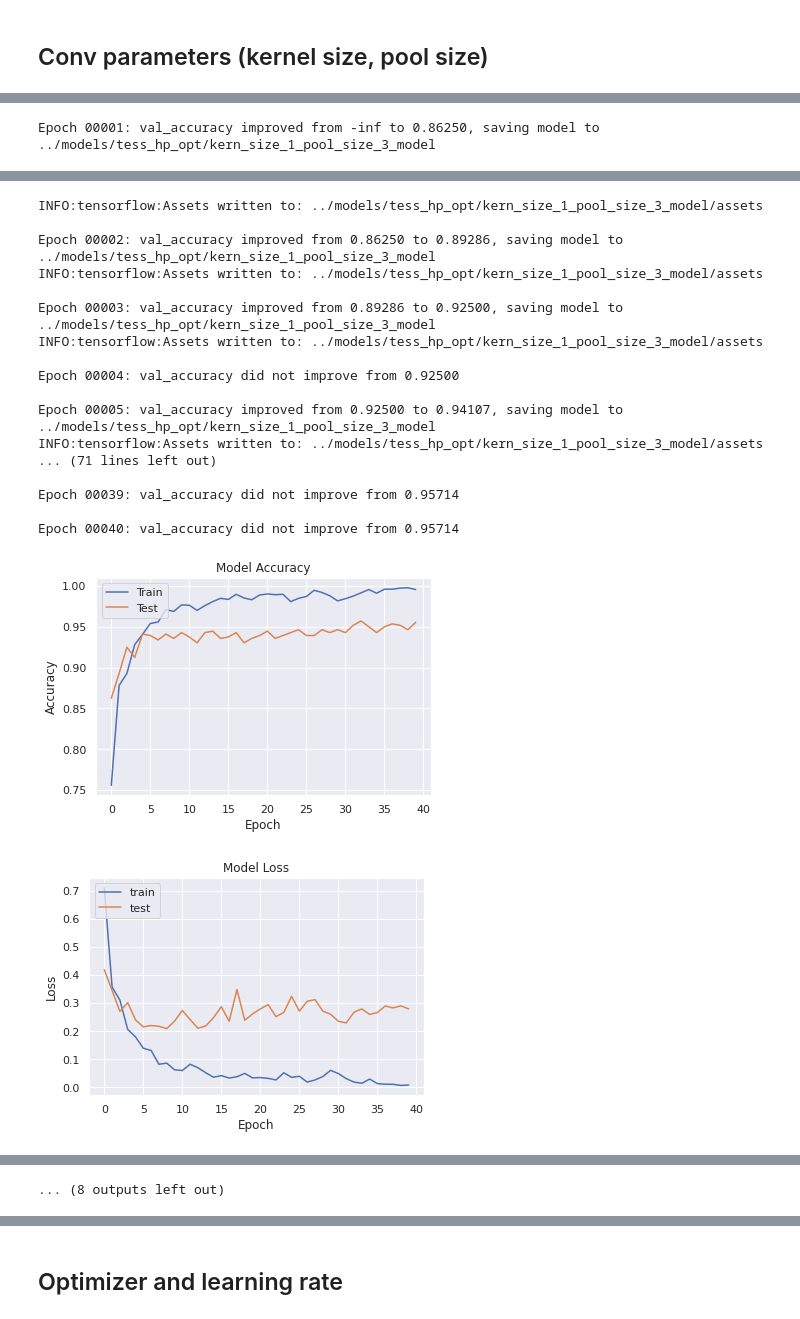
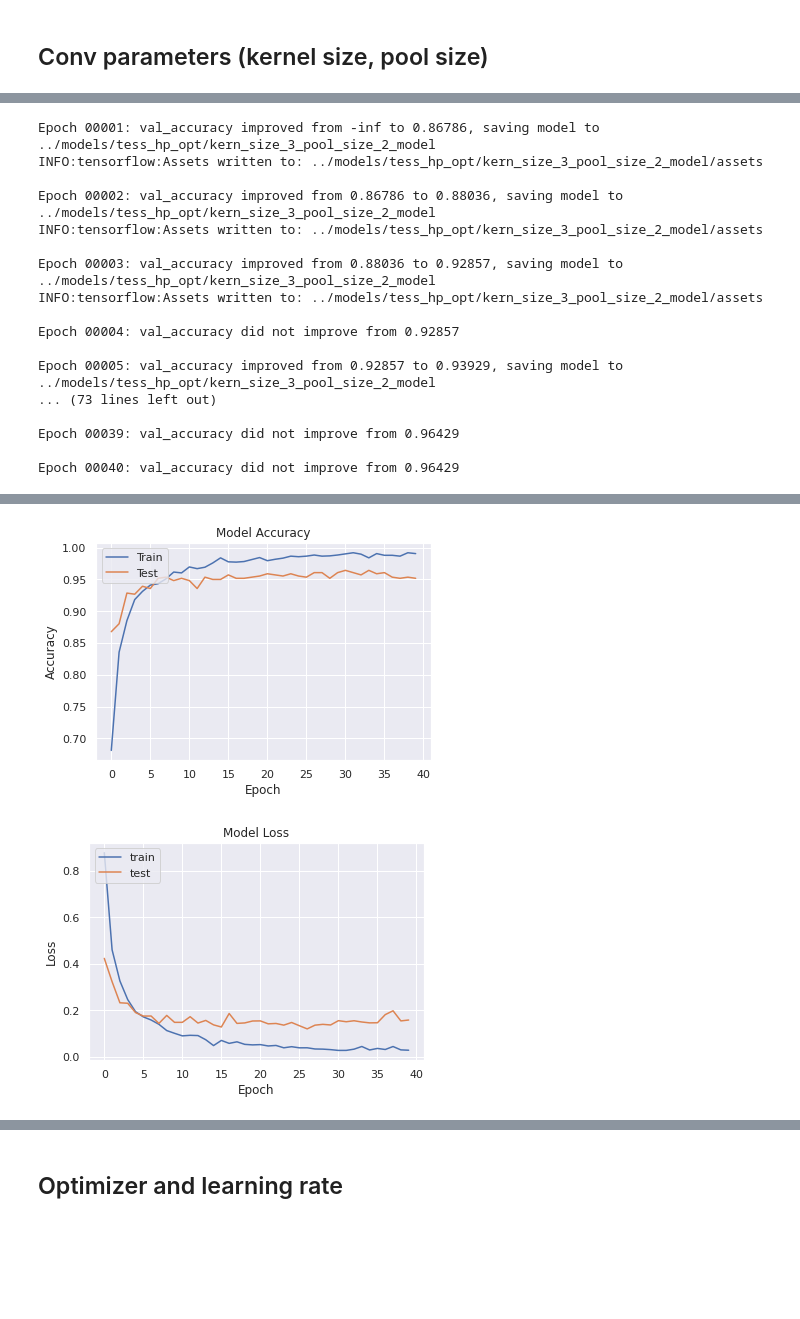
Before and after one commit to mikolajm190/python_SER_DL, a Jupyter notebook: src/tess_hp_opt.ipynb, the cells around one changed output, grey strips where cells are left out. Drawn from its saved outputs; the diff is of its cells as text; code cells hidden in the pictures; blank space fills up the shorter version.

```diff
--- a/src/tess_hp_opt.ipynb
+++ b/src/tess_hp_opt.ipynb
@@ -284,12 +284,12 @@ def fit_save_results(model, custom_model_name = 'default_model', paths = [models
         os.makedirs(os.path.join(p, custom_model_name), exist_ok=True)
 
     # use checkpoints to save best model
-    checkpoint = ModelCheckpoint(os.path.join(paths[0], custom_model_name), monitor='val_accuracy', verbose=1,
+    checkpoint = ModelCheckpoint(os.path.join(paths[0], custom_model_name), monitor='val_accuracy', verbose=0,
                                  save_best_only=True, mode='max')
 
     # fit model
-    model_history = model.fit(X_train, y_train, batch_size=batch_size, epochs=epochs, validation_data=(X_test, y_test),
-                              callbacks=[checkpoint], verbose=0)
+    model_history = model.fit(X_train, y_train, batch_size=batch_size, epochs=epochs,
+                              validation_data=(X_test, y_test), callbacks=[checkpoint], verbose=0)
 
     # plot model accuracy and loss over epochs
     plt.plot(model_history.history['accuracy'])
@@ -312,7 +312,7 @@ def fit_save_results(model, custom_model_name = 'default_model', paths = [models
     plt.show()
 
     # loss and accuracy percentage on test set
-    with open(os.path.join(paths[0], custom_model_name, f'{custom_model_name}_res.txt'), 'w') as f:
+    with open(os.path.join(paths[1], custom_model_name, f'{custom_model_name}_res.txt'), 'w') as f:
         f.write(f"Loss of the model is - {model.evaluate(X_test,y_test)[0]}")
         f.write(f"Accuracy of the model is - {model.evaluate(X_test,y_test)[1]*100}%")
 
@@ -325,7 +325,7 @@ def fit_save_results(model, custom_model_name = 'default_model', paths = [models
 best_params = {}
 
 proposed_architectures = (
-    [2, [1024, 64]]
+    [2, [1024, 128]],
     [3, [64, 512, 128]],
     [3, [173, 512, 512]],
     [4, [64, 128, 128, 256]],
@@ -340,8 +436,10 @@ for arch in proposed_architectures:
 ## Activation function
 # %%
 # best topology
-best_params['hlayers'] = 2
-best_params['neurons'] = (173, 512, 512)
+#best_params['hlayers'] = 2
+#best_params['neurons'] = (173, 512, 512)
+best_params['hlayers'] = 4
+best_params['neurons'] = (64, 128, 128, 256)
 
 activation_functions = (
     {'act_fun': 'relu', 'out_act_fun': 'sigmoid'},
@@ -351,7 +449,7 @@ activation_functions = (
 )
 
 for act in activation_functions:
-    model = get_model(hidden_layers_count=best_params[0], layers_neurons_count=best_params[1],
+    model = get_model(hidden_layers_count=best_params['hlayers'], layers_neurons_count=best_params['neurons'],
                       activation_function=act['act_fun'],
                       output_activation_function=act['out_act_fun'])
     fit_save_results(model,
@@ -361,13 +538,13 @@ for act in activation_functions:
 # %%
 # best activation funs
 best_params['act_fun'] = 'relu'
-best_params['out_act_fun'] = 'sigmoid'
+best_params['out_act_fun'] = 'softmax'
 
 conv_parameters = (
-    {'kern_size': 1, 'pool_size': 3},
-    {'kern_size': 3, 'pool_size': 5},
+    {'kern_size': 3, 'pool_size': 2},
+    {'kern_size': 5, 'pool_size': 3},
     {'kern_size': 7, 'pool_size': 3},
-    {'kern_size': 5, 'pool_size': 7}
+    {'kern_size': 9, 'pool_size': 2}
 )
 
 for params in conv_parameters:
@@ -397 +561,17 @@ coreClock: 1.7085GHz coreCount: 9 deviceMemorySize: 2.95GiB deviceMemoryBandwidt
-Epoch 00001: val_accuracy improved from -inf to 0.86250, saving model to ../models/tess_hp_opt/kern_size_1_pool_size_3_model
+Epoch 00001: val_accuracy improved from -inf to 0.86786, saving model to ../models/tess_hp_opt/kern_size_3_pool_size_2_model
+INFO:tensorflow:Assets written to: ../models/tess_hp_opt/kern_size_3_pool_size_2_model/assets
+
+Epoch 00002: val_accuracy improved from 0.86786 to 0.88036, saving model to ../models/tess_hp_opt/kern_size_3_pool_size_2_model
+INFO:tensorflow:Assets written to: ../models/tess_hp_opt/kern_size_3_pool_size_2_model/assets
+
+Epoch 00003: val_accuracy improved from 0.88036 to 0.92857, saving model to ../models/tess_hp_opt/kern_size_3_pool_size_2_model
+INFO:tensorflow:Assets written to: ../models/tess_hp_opt/kern_size_3_pool_size_2_model/assets
+
+Epoch 00004: val_accuracy did not improve from 0.92857
+
+Epoch 00005: val_accuracy improved from 0.92857 to 0.93929, saving model to ../models/tess_hp_opt/kern_size_3_pool_size_2_model
+... (73 lines left out)
+
+Epoch 00039: val_accuracy did not improve from 0.96429
+
+Epoch 00040: val_accuracy did not improve from 0.96429
@@ -399,19 +578,2 @@ Epoch 00001: val_accuracy improved from -inf to 0.86250, saving model to ../mode
-INFO:tensorflow:Assets written to: ../models/tess_hp_opt/kern_size_1_pool_size_3_model/assets
-
-Epoch 00002: val_accuracy improved from 0.86250 to 0.89286, saving model to ../models/tess_hp_opt/kern_size_1_pool_size_3_model
-INFO:tensorflow:Assets written to: ../models/tess_hp_opt/kern_size_1_pool_size_3_model/assets
-
-Epoch 00003: val_accuracy improved from 0.89286 to 0.92500, saving model to ../models/tess_hp_opt/kern_size_1_pool_size_3_model
-INFO:tensorflow:Assets written to: ../models/tess_hp_opt/kern_size_1_pool_size_3_model/assets
-
-Epoch 00004: val_accuracy did not improve from 0.92500
-
-Epoch 00005: val_accuracy improved from 0.92500 to 0.94107, saving model to ../models/tess_hp_opt/kern_size_1_pool_size_3_model
-INFO:tensorflow:Assets written to: ../models/tess_hp_opt/kern_size_1_pool_size_3_model/assets
-... (71 lines left out)
-
-Epoch 00039: val_accuracy did not improve from 0.95714
-
-Epoch 00040: val_accuracy did not improve from 0.95714
-[figure, old version]
+[figure, new version]
-[figure, old version]
+[figure, new version]
@@ -443 +598,0 @@ Epoch 00040: val_accuracy did not improve from 0.96429
-... (8 outputs left out)
```
Also changed, not shown: parts of 12 cells of this notebook.
